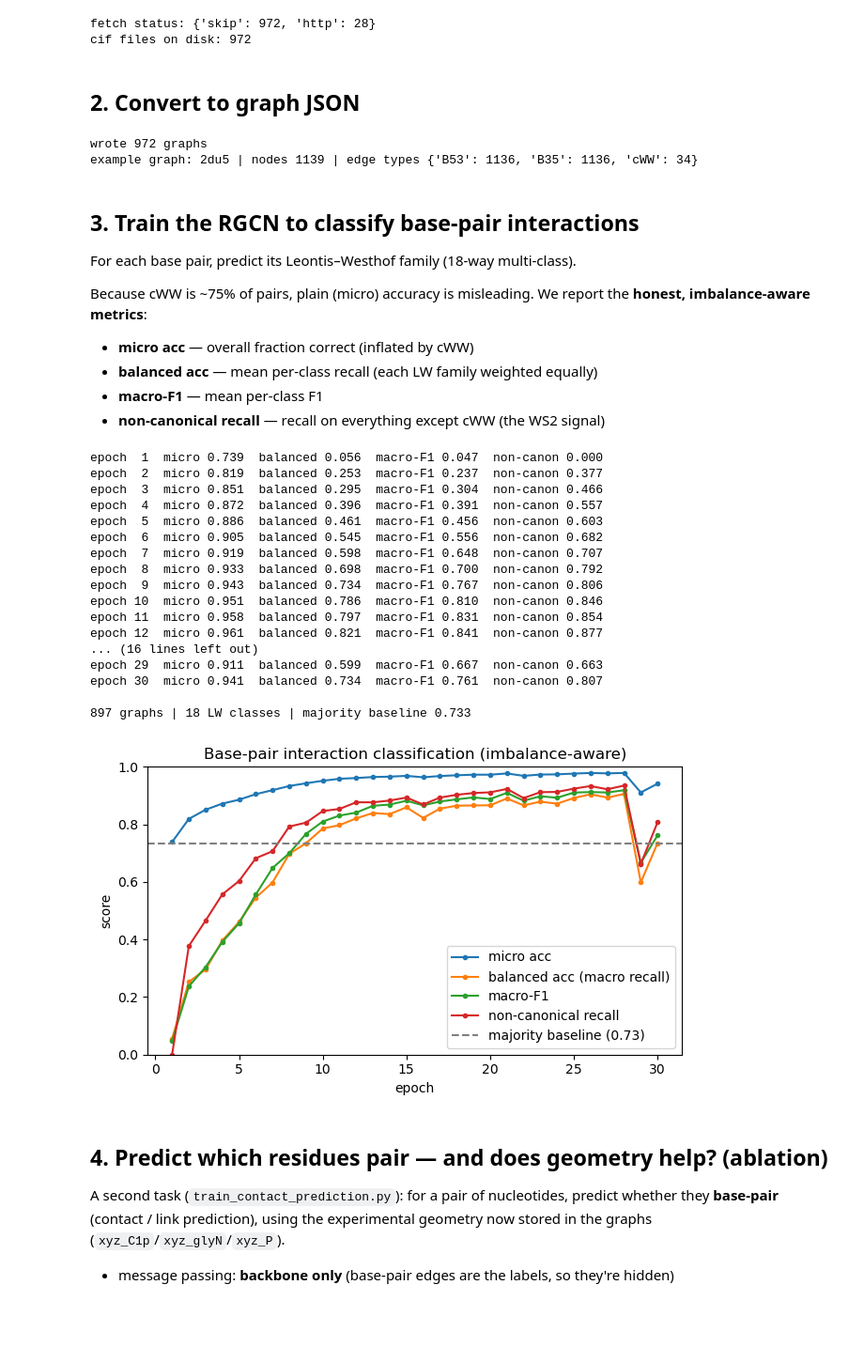
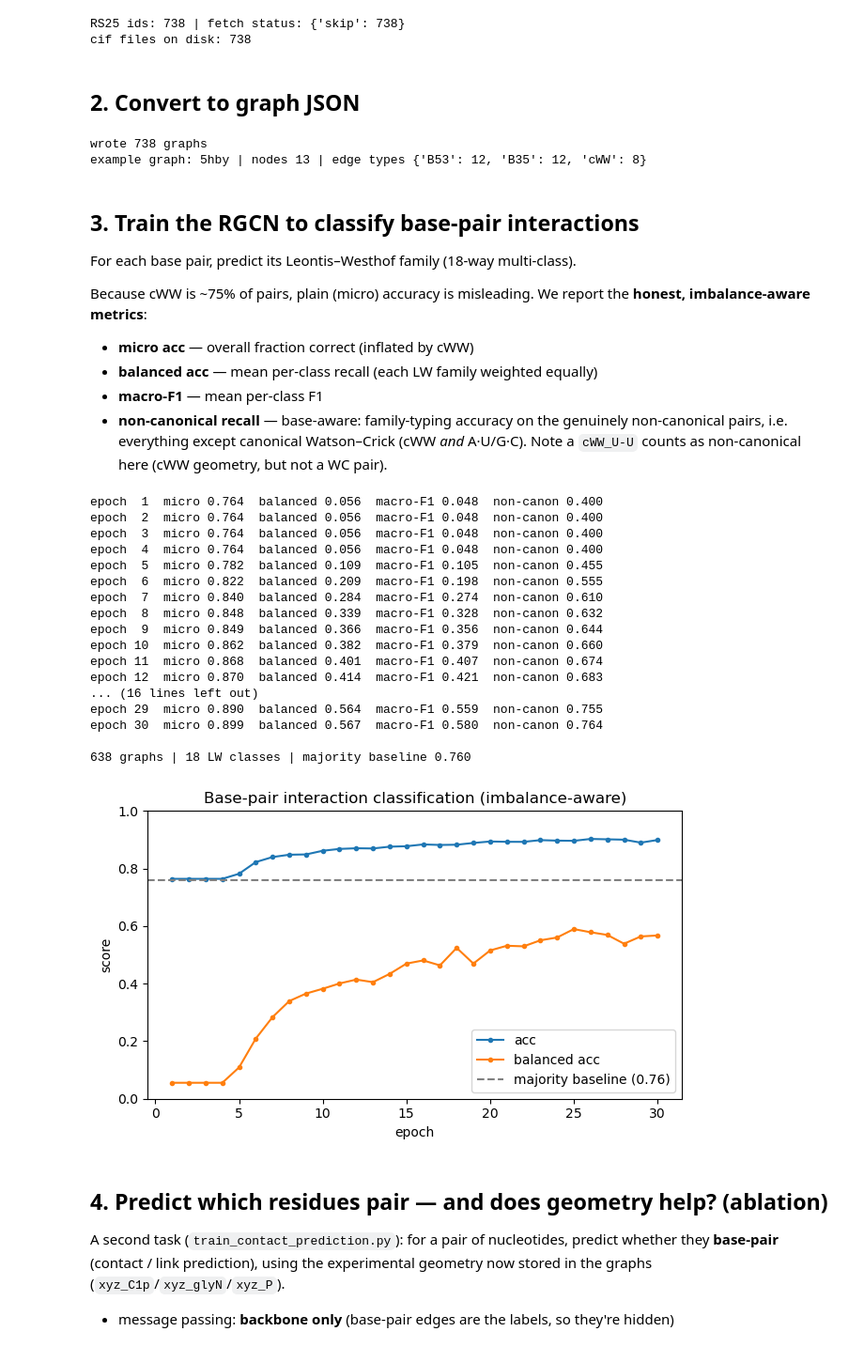
Before and after one commit to na-hackathon/na-hackathon-2026, a Jupyter notebook: workstreams/ws1-annotation-validation/mmcif-to-pyg/dnatco_pipeline_demo.ipynb, the cells around one changed output. Shown at 94% size. Cells and saved outputs as stored; diff of their text form; code cells hidden in the pictures; blank space fills up the shorter version.

```diff
--- a/workstreams/ws1-annotation-validation/mmcif-to-pyg/dnatco_pipeline_demo.ipynb
+++ b/workstreams/ws1-annotation-validation/mmcif-to-pyg/dnatco_pipeline_demo.ipynb
@@ -20,18 +16,20 @@ also track accuracy on the **non-canonical** pairs — the WS2-relevant signal.
 %autoreload 2
 
 import concurrent.futures as cf
+import csv
 from collections import Counter
 from pathlib import Path
 
 import matplotlib.pyplot as plt
 import torch
 
-from dnatco_fetch import rcsb_rna_ids, fetch_one
+from dnatco_fetch import fetch_one
 from dnatco_to_graph import dnatco_cif_to_graph
 from train_pair_interactions import load_dataset, PairRGCN, run_epoch
 from rnaglib.utils import dump_json
 
-N_STRUCTURES = 1000           # bump to 1000 for the full run
-CIFS = Path("demo/cifs"); CIFS.mkdir(parents=True, exist_ok=True)
-GRAPHS = Path("demo/graphs"); GRAPHS.mkdir(parents=True, exist_ok=True)
+# dataset = the RS25 RNA set (PDB ids in data/RS25_RNA_c2.csv)
+RS25_CSV = Path("../../../data/RS25_RNA_c2.csv")
+CIFS = Path("rs25/cifs"); CIFS.mkdir(parents=True, exist_ok=True)
+GRAPHS = Path("rs25/graphs"); GRAPHS.mkdir(parents=True, exist_ok=True)
 # %% [markdown]
@@ -39,12 +40,12 @@ GRAPHS = Path("demo/graphs"); GRAPHS.mkdir(parents=True, exist_ok=True)
 # %%
-ids = rcsb_rna_ids(N_STRUCTURES)            # PDB ids of RNA-containing entries
-with cf.ThreadPoolExecutor(max_workers=8) as ex:
+ids = sorted({r[0].strip().lower() for r in csv.reader(open(RS25_CSV)) if r and r[0].strip()})
+with cf.ThreadPoolExecutor(max_workers=12) as ex:
     results = list(ex.map(lambda p: fetch_one(p, CIFS, False), ids))
-print("fetch status:", dict(Counter(s.split('_')[0] for _, s in results)))
+print("RS25 ids:", len(ids), "| fetch status:", dict(Counter(s.split('_')[0] for _, s in results)))
 print("cif files on disk:", len(list(CIFS.glob('*.cif'))))
 # %% [output]
-fetch status: {'skip': 972, 'http': 28}
-cif files on disk: 972
+RS25 ids: 738 | fetch status: {'skip': 738}
+cif files on disk: 738
 # %% [markdown]
 ## 2. Convert to graph JSON
 # %%
@@ -65,8 +66,8 @@ lw = Counter(d['LW'] for *_, d in G.edges(data=True))
 print('example graph:', G.graph['pdbid'], '| nodes', G.number_of_nodes(),
       '| edge types', dict(lw))
 # %% [output]
-wrote 972 graphs
-example graph: 2du5 | nodes 1139 | edge types {'B53': 1136, 'B35': 1136, 'cWW': 34}
+wrote 738 graphs
+example graph: 5hby | nodes 13 | edge types {'B53': 12, 'B35': 12, 'cWW': 8}
 # %% [markdown]
 ## 3. Train the RGCN to classify base-pair interactions
 
@@ -77,7 +78,9 @@ Because cWW is ~75% of pairs, plain (micro) accuracy is misleading. We report th
 - **micro acc** — overall fraction correct (inflated by cWW)
 - **balanced acc** — mean per-class recall (each LW family weighted equally)
 - **macro-F1** — mean per-class F1
-- **non-canonical recall** — recall on everything except cWW (the WS2 signal)
+- **non-canonical recall** — base-aware: family-typing accuracy on the genuinely
+  non-canonical pairs, i.e. everything except canonical Watson–Crick (cWW *and* A·U/G·C).
+  Note a `cWW_U-U` counts as non-canonical here (cWW geometry, but not a WC pair).
 # %%
 data_list, lw_vocab = load_dataset(GRAPHS)
 gen = torch.Generator().manual_seed(0)
@@ -92,7 +95,7 @@ for d in train:
 baseline = max(counts.values()) / sum(counts.values())   # majority (micro) baseline
 
 model = PairRGCN(num_classes=len(lw_vocab))
-model._canon_idx = lw_vocab.get('cWW')      # lets run_epoch compute non-canonical recall
+model._inv_vocab = {v: k for k, v in lw_vocab.items()}   # base-aware non-canonical recall (cWW + A-U/G-C)
 opt = torch.optim.Adam(model.parameters(), lr=1e-2)
 
 hist = []
@@ -104,36 +107,34 @@ for epoch in range(1, 31):
           f"macro-F1 {va['macro_f1']:.3f}  non-canon {va['noncanonical_recall']:.3f}")
 print(f"\n{len(data_list)} graphs | {len(lw_vocab)} LW classes | majority baseline {baseline:.3f}")
 # %% [output]
-epoch  1  micro 0.739  balanced 0.056  macro-F1 0.047  non-canon 0.000
-epoch  2  micro 0.819  balanced 0.253  macro-F1 0.237  non-canon 0.377
-epoch  3  micro 0.851  balanced 0.295  macro-F1 0.304  non-canon 0.466
-epoch  4  micro 0.872  balanced 0.396  macro-F1 0.391  non-canon 0.557
-epoch  5  micro 0.886  balanced 0.461  macro-F1 0.456  non-canon 0.603
-epoch  6  micro 0.905  balanced 0.545  macro-F1 0.556  non-canon 0.682
-epoch  7  micro 0.919  balanced 0.598  macro-F1 0.648  non-canon 0.707
-epoch  8  micro 0.933  balanced 0.698  macro-F1 0.700  non-canon 0.792
-epoch  9  micro 0.943  balanced 0.734  macro-F1 0.767  non-canon 0.806
-epoch 10  micro 0.951  balanced 0.786  macro-F1 0.810  non-canon 0.846
-epoch 11  micro 0.958  balanced 0.797  macro-F1 0.831  non-canon 0.854
-epoch 12  micro 0.961  balanced 0.821  macro-F1 0.841  non-canon 0.877
+epoch  1  micro 0.764  balanced 0.056  macro-F1 0.048  non-canon 0.400
+epoch  2  micro 0.764  balanced 0.056  macro-F1 0.048  non-canon 0.400
+epoch  3  micro 0.764  balanced 0.056  macro-F1 0.048  non-canon 0.400
+epoch  4  micro 0.764  balanced 0.056  macro-F1 0.048  non-canon 0.400
+epoch  5  micro 0.782  balanced 0.109  macro-F1 0.105  non-canon 0.455
+epoch  6  micro 0.822  balanced 0.209  macro-F1 0.198  non-canon 0.555
+epoch  7  micro 0.840  balanced 0.284  macro-F1 0.274  non-canon 0.610
+epoch  8  micro 0.848  balanced 0.339  macro-F1 0.328  non-canon 0.632
+epoch  9  micro 0.849  balanced 0.366  macro-F1 0.356  non-canon 0.644
+epoch 10  micro 0.862  balanced 0.382  macro-F1 0.379  non-canon 0.660
+epoch 11  micro 0.868  balanced 0.401  macro-F1 0.407  non-canon 0.674
+epoch 12  micro 0.870  balanced 0.414  macro-F1 0.421  non-canon 0.683
 ... (16 lines left out)
-epoch 29  micro 0.911  balanced 0.599  macro-F1 0.667  non-canon 0.663
-epoch 30  micro 0.941  balanced 0.734  macro-F1 0.761  non-canon 0.807
+epoch 29  micro 0.890  balanced 0.564  macro-F1 0.559  non-canon 0.755
+epoch 30  micro 0.899  balanced 0.567  macro-F1 0.580  non-canon 0.764
 
-897 graphs | 18 LW classes | majority baseline 0.733
+638 graphs | 18 LW classes | majority baseline 0.760
 # %%
 ep, micro, bal, f1, nc = zip(*hist)
 plt.figure(figsize=(6.5, 4))
-plt.plot(ep, micro, '-o', ms=3, label='micro acc')
-plt.plot(ep, bal, '-o', ms=3, label='balanced acc (macro recall)')
-plt.plot(ep, f1, '-o', ms=3, label='macro-F1')
-plt.plot(ep, nc, '-o', ms=3, label='non-canonical recall')
+plt.plot(ep, micro, '-o', ms=3, label='acc')
+plt.plot(ep, bal, '-o', ms=3, label='balanced acc')
 plt.axhline(baseline, ls='--', c='gray', label=f'majority baseline ({baseline:.2f})')
 plt.xlabel('epoch'); plt.ylabel('score'); plt.ylim(0, 1)
 plt.legend(); plt.title('Base-pair interaction classification (imbalance-aware)')
 plt.tight_layout(); plt.show()
 # %% [output]
-[figure, old version]
+[figure, new version]
 # %% [markdown]
 ## 4. Predict which residues pair — and does geometry help? (ablation)
 
```
Also changed, not shown: parts of 12 cells of this notebook, 7 other files.
